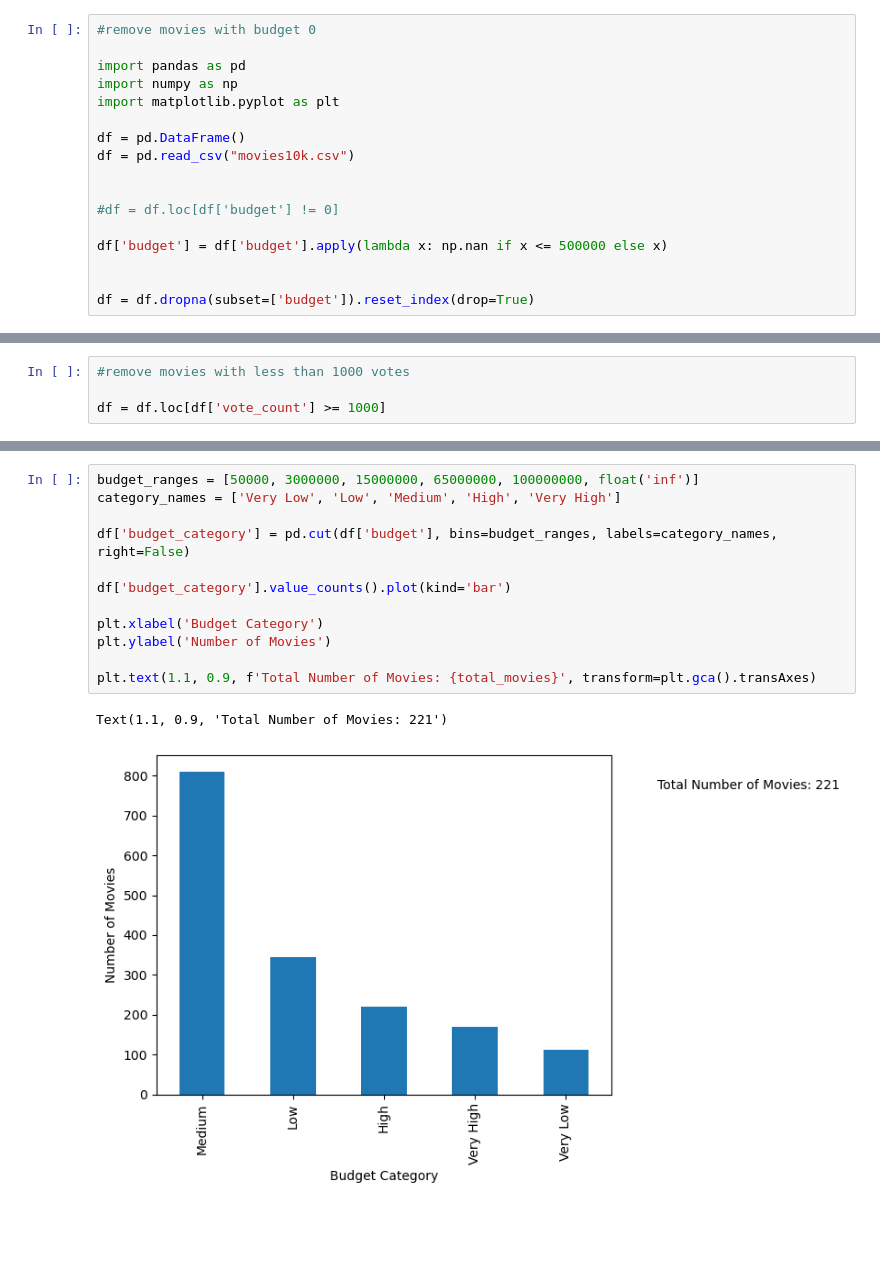
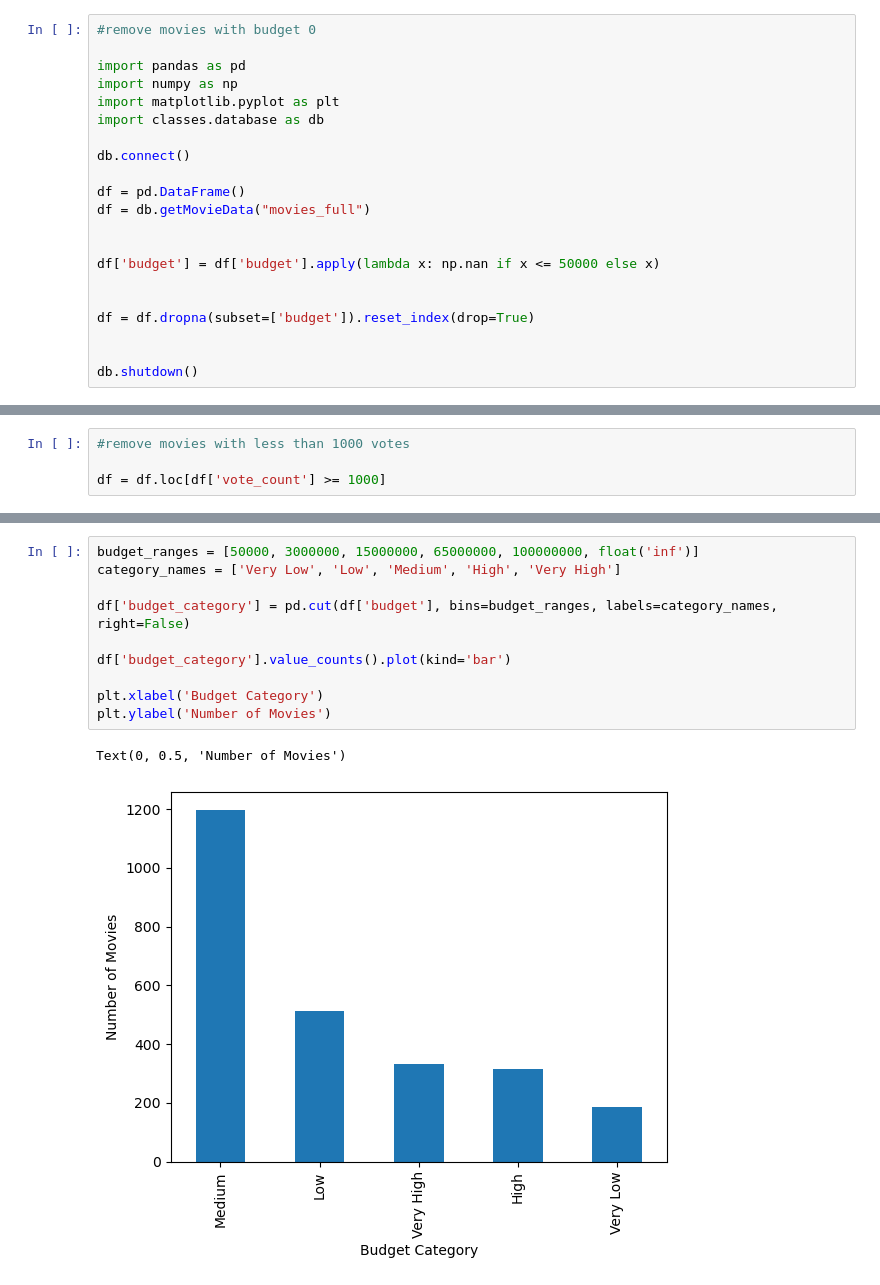
Before and after one commit to quityQ/SciProg2023, a Jupyter notebook: test2.ipynb, the cells around one changed output, grey strips where cells are left out. Cells and saved outputs as stored; diff of their text form; blank space fills up the shorter version.

```diff
--- a/test2.ipynb
+++ b/test2.ipynb
@@ -4,14 +4,18 @@
 import pandas as pd
 import numpy as np
 import matplotlib.pyplot as plt
+import classes.database as db
+
+db.connect()
 
 df = pd.DataFrame()
-df = pd.read_csv("movies10k.csv")
+df = db.getMovieData("movies_full")
 
 
-#df = df.loc[df['budget'] != 0]
-
-df['budget'] = df['budget'].apply(lambda x: np.nan if x <= 500000 else x)
+df['budget'] = df['budget'].apply(lambda x: np.nan if x <= 50000 else x)
 
 
 df = df.dropna(subset=['budget']).reset_index(drop=True)
+
+
+db.shutdown()
@@ -22,18 +38,16 @@ df = df.loc[df['vote_count'] >= 1000]
 # %%
 budget_ranges = [50000, 3000000, 15000000, 65000000, 100000000, float('inf')]
 category_names = ['Very Low', 'Low', 'Medium', 'High', 'Very High']
 
 df['budget_category'] = pd.cut(df['budget'], bins=budget_ranges, labels=category_names, right=False)
 
 df['budget_category'].value_counts().plot(kind='bar')
 
 plt.xlabel('Budget Category')
 plt.ylabel('Number of Movies')
-
-plt.text(1.1, 0.9, f'Total Number of Movies: {total_movies}', transform=plt.gca().transAxes)
 # %% [output]
-Text(1.1, 0.9, 'Total Number of Movies: 221')
+Text(0, 0.5, 'Number of Movies')
-[figure, old version]
+[figure, new version]
 # %%
 plt.scatter(df['budget'], df['vote_average'])
 
```
Also changed, not shown: parts of 13 cells of this notebook.
